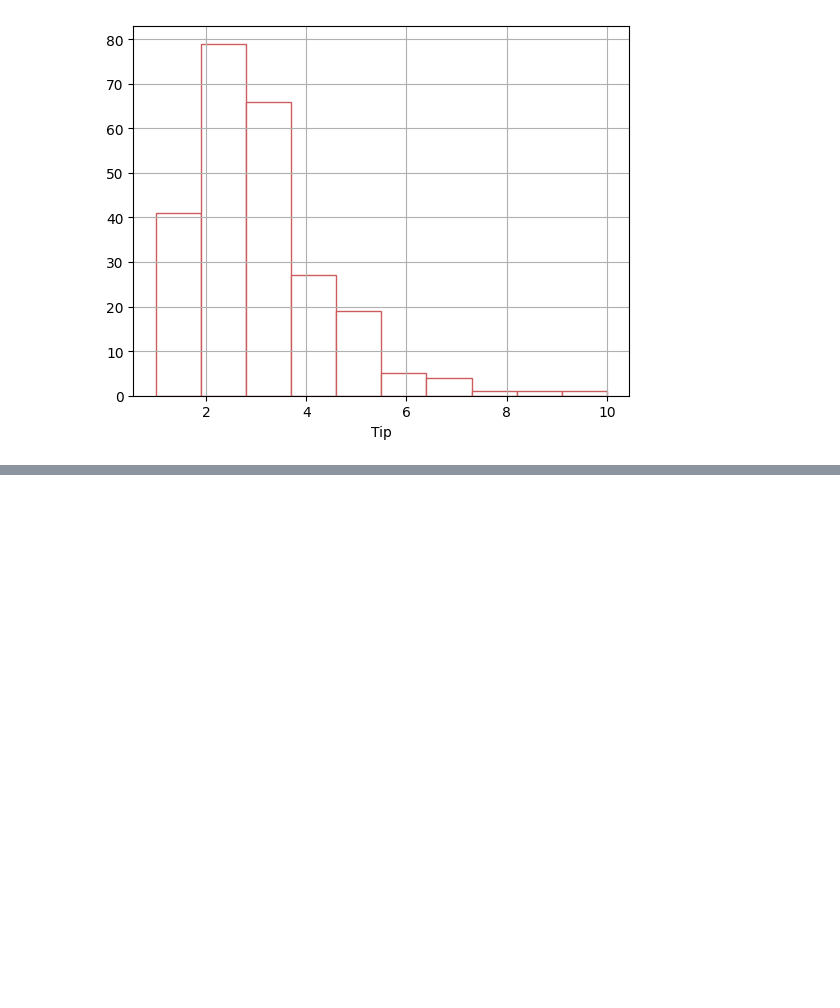
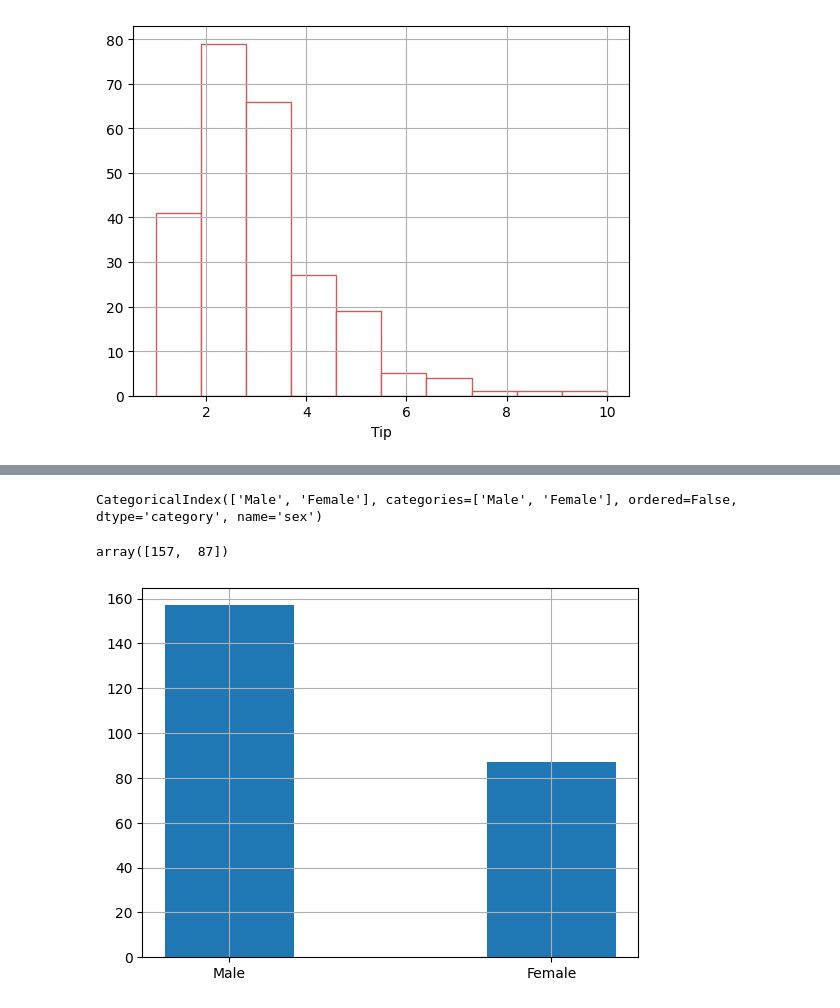
Before and after one commit to JakeOh/202504_itwill_oracle88, a Jupyter notebook: python20.ipynb, the cells around one changed output, grey strips where cells are left out. Drawn from its saved outputs; the diff is of its cells as text; code cells hidden in the pictures; blank space fills up the shorter version.

Commit message:
bar plot

```diff
--- a/python20.ipynb
+++ b/python20.ipynb
@@ -310,0 +317,4 @@ plt.show()
+# %%
+# 성별 빈도수(frequency)
+gender_counts = tips.sex.value_counts()
+gender_counts
@@ -310,0 +327,16 @@ plt.show()
+# %%
+gender_counts.index  # Series.index 속성
+# %% [output]
+CategoricalIndex(['Male', 'Female'], categories=['Male', 'Female'], ordered=False, dtype='category', name='sex')
+# %%
+gender_counts.values  # Series.value 속성
+# %% [output]
+array([157,  87])
+# %%
+plt.bar(x=gender_counts.index,        # x=카테고리 타입
+        height=gender_counts.values,  # height=막대 세로 길이. 빈도수.
+        width=0.4)                    # width=막대 가로 길이. 기본값은 0.8
+plt.grid()
+plt.show()
+# %% [output]
+[figure, added]
```
Also changed, not shown: parts of 13 cells of this notebook.
